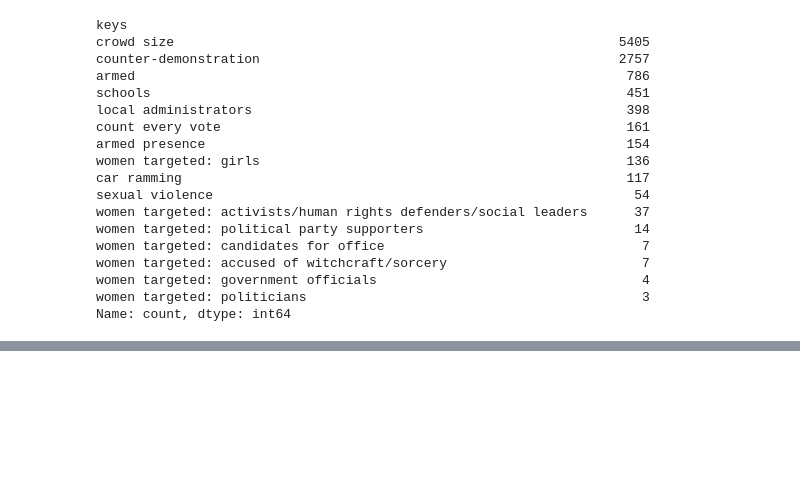
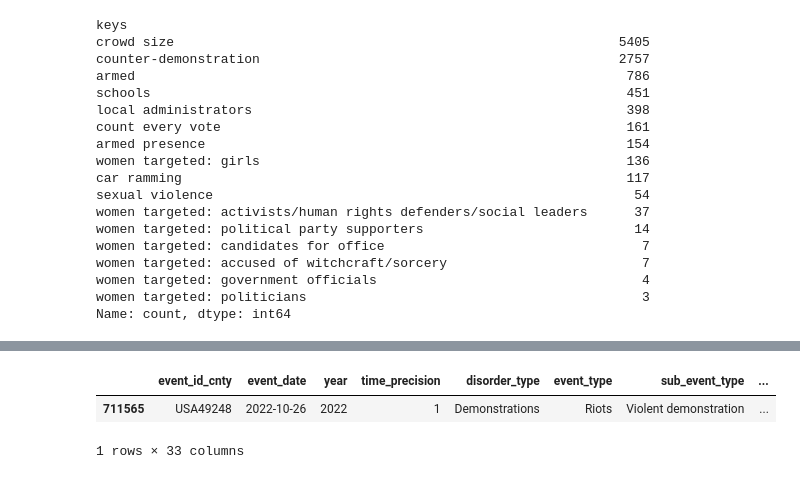
Before and after one commit to brandonconcepcion/SafeZone, a Jupyter notebook: tags.ipynb, the cells around one changed output, grey strips where cells are left out. Drawn from its saved outputs; the diff is of its cells as text; code cells hidden in the pictures; blank space fills up the shorter version.

```diff
--- a/tags.ipynb
+++ b/tags.ipynb
@@ -49,0 +82,28 @@ Name: count, dtype: int64
+# %%
+import re
+
+# Function to classify crowd size
+def classify_crowd_size(tag):
+    if isinstance(tag, str) and re.search(r'\d', tag):  # Check if there's a digit in the tag
+        # Extract the numeric value (handle commas)
+        value = re.search(r'\d[\d,]*', tag).group()  # Match numbers with optional commas
+        value = int(value.replace(',', ''))  # Remove commas and convert to integer
+        # Classify based on value
+        if value < 100:
+            return "dozens"
+        elif value < 1000:
+            return "hundreds"
+        else:
+            return "large"
+    elif isinstance(tag, str) and "no report" in tag:
+        return "no report"
+    return "other tag"
+
+# Apply the classification logic
+df["crowd_size"] = df["tags"].apply(classify_crowd_size)
+# %%
+df[df["tags"] == "counter-demonstration; crowd size=at least 230"]
+# %% [output]
+|  | event_id_cnty | event_date | year | time_precision | disorder_type | event_type | sub_event_type | ... |
+| 711565 | USA49248 | 2022-10-26 | 2022 | 1 | Demonstrations | Riots | Violent demonstration | ... |
+1 rows × 33 columns
```
Also changed, not shown: parts of 7 cells of this notebook, 2 other files.
